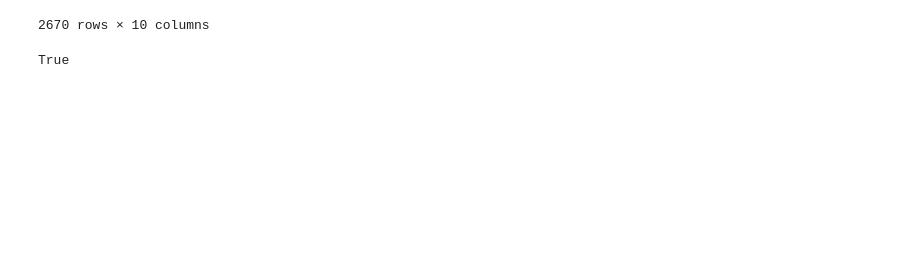
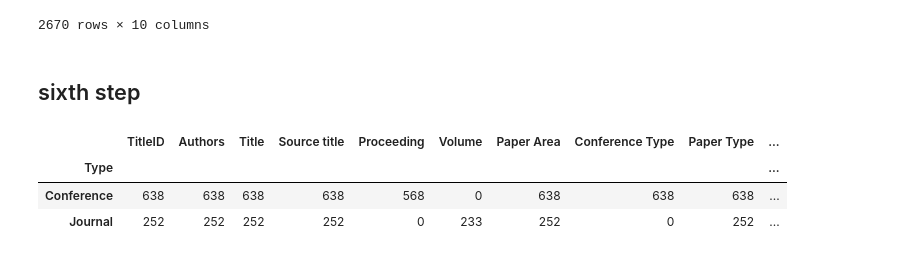
Before and after one commit to SYusupov/SDM_Lab3_GraphDB, a Jupyter notebook: data/Data_Reprocessing.ipynb, the cells around one changed output. Cells and saved outputs as stored; diff of their text form; code cells hidden in the pictures; blank space fills up the shorter version.

Commit message:
Update data

```diff
--- a/data/Data_Reprocessing.ipynb
+++ b/data/Data_Reprocessing.ipynb
@@ -551,7 +551,3 @@ def change_area(data):
             return data
 # %%
 cite_fake["Paper Area"] = cite_fake["Paper Area"].apply(lambda x: change_area(x))
-# %%
-cite_fake
-# %% [output]
-True
@@ -557,0 +556,11 @@ True
+# %% [markdown]
+## sixth step
+# %%
+cite_fake = pd.read_csv("./Processed_data/Cite_fake_New.csv")
+# %%
+cite_fake.groupby(["Type"]).count()
+# %% [output]
+|  | TitleID | Authors | Title | Source title | Proceeding | Volume | Paper Area | Conference Type | Paper Type | ... |
+| Type |  |  |  |  |  |  |  |  |  | ... |
+| Conference | 638 | 638 | 638 | 638 | 568 | 0 | 638 | 638 | 638 | ... |
+| Journal | 252 | 252 | 252 | 252 | 0 | 233 | 252 | 0 | 252 | ... |
```
Also changed, not shown: parts of 6 cells of this notebook, 1 other file.
